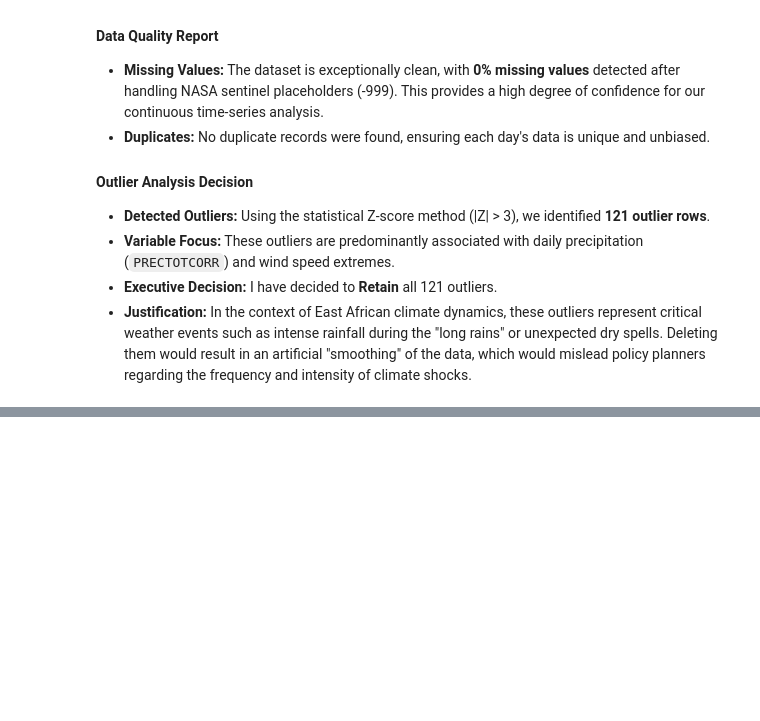
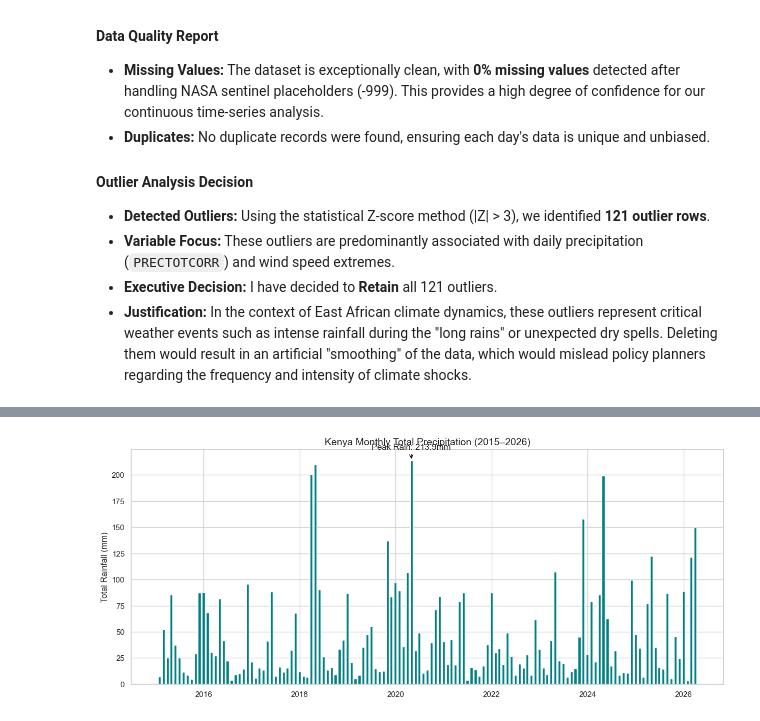
Before and after one commit to SimretAbebe/climate-challenge-week0, a Jupyter notebook: notebooks/kenya_eda.ipynb, the cells around one changed output, grey strips where cells are left out. Drawn from its saved outputs; the diff is of its cells as text; code cells hidden in the pictures; blank space fills up the shorter version.

```diff
--- a/notebooks/kenya_eda.ipynb
+++ b/notebooks/kenya_eda.ipynb
@@ -145,0 +183,21 @@ Total outlier rows detected in Kenya: 121
+# %%
+# 1. Resample for Total Monthly Rainfall
+monthly_rain = df_cleaned.resample('ME', on='Date')['PRECTOTCORR'].sum()
+
+# 2. Setup the Plot
+plt.figure(figsize=(15, 6))
+plt.bar(monthly_rain.index, monthly_rain, color='teal', width=20)
+
+# 3. Find the peak rainy month
+peak_rain = monthly_rain.idxmax()
+peak_val = monthly_rain.max()
+
+plt.annotate(f"Peak Rain: {peak_val:.1f}mm", xy=(peak_rain, peak_val),
+             xytext=(0, 15), textcoords='offset points', ha='center',
+             arrowprops=dict(arrowstyle='->', color='black'))
+
+plt.title('Kenya Monthly Total Precipitation (2015–2026)', fontsize=14)
+plt.ylabel('Total Rainfall (mm)')
+plt.show()
+# %% [output]
+[figure, added]
```
Also changed, not shown: parts of 5 cells of this notebook.
